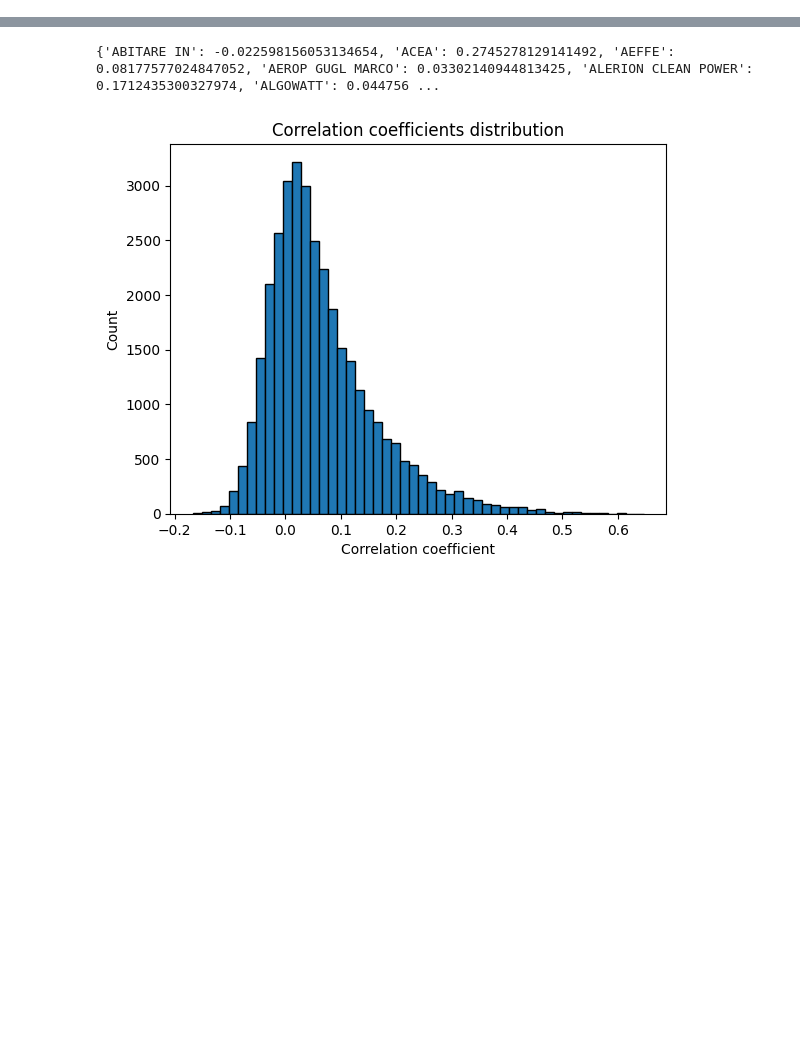
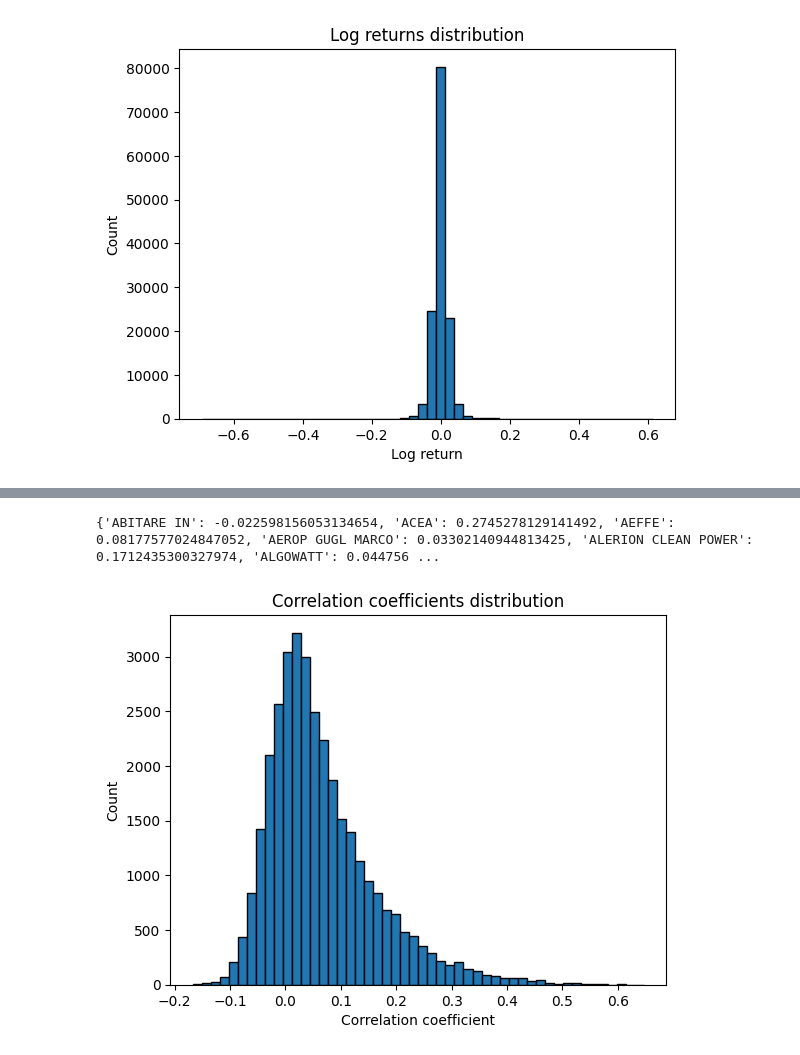
Before and after one commit to NiccoloMarzi/Financial-Network-Analysis, a Jupyter notebook: SNA_project.ipynb, the cells around one changed output, grey strips where cells are left out. Saved outputs shown, nothing was run; the diff lists cells and outputs as text; code cells hidden in the pictures; blank space fills up the shorter version.

```diff
--- a/SNA_project.ipynb
+++ b/SNA_project.ipynb
@@ -81,5 +81,18 @@ df.head(10)
 | AMPLIFON | [34.04, 33.94, 33.56, 33.02, 32.6... | [-0.0029420438990931815, -0.01125... |
 | ANIMA HOLDING | [3.882, 3.926, 3.904, 4.034, 4.08... | [0.011270611107450791, -0.0056194... |
+# %%
+#Let's inspect the distribution of log returns
+
+#daily_returns = df["Log_return"].apply(lambda x: x).sum()
+daily_returns_all = [item for sublist in df['Log_return'] for item in sublist]
+
+plt.hist(daily_returns_all, bins=50, edgecolor='black')
+plt.xlabel('Log return')
+plt.ylabel('Count')
+plt.title('Log returns distribution')
+plt.show()
+# %% [output]
+[figure, added]
 # %%
 #Define the Pearson correlation coefficient
 from scipy.stats import kendalltau
```
Also changed, not shown: parts of 11 cells of this notebook, 3 other files.
